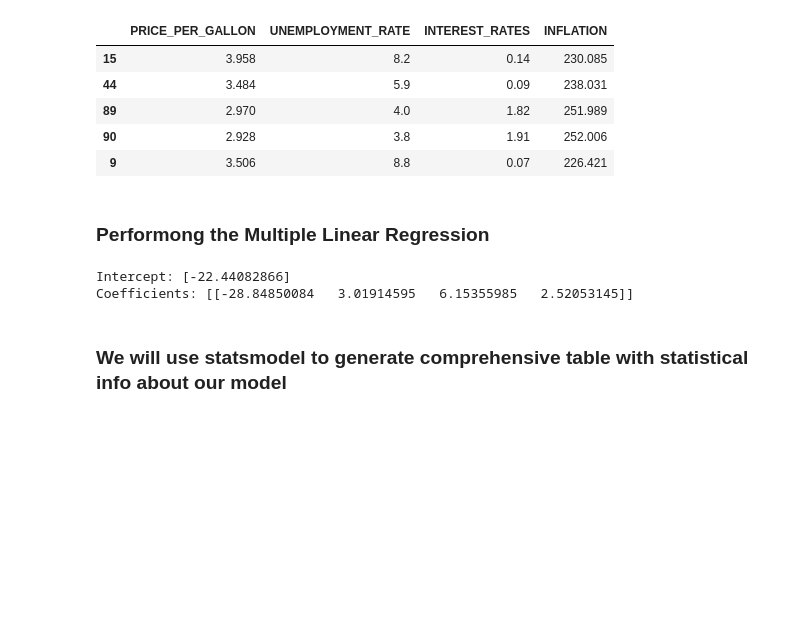
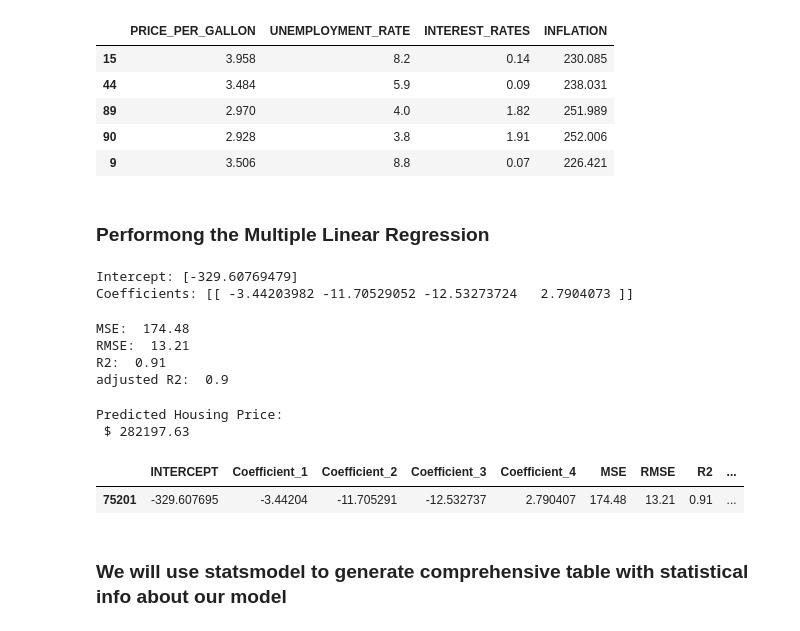
Before and after one commit to pbthompson92/Final_Project_Outliers, a Jupyter notebook: FinalProject_MLModel_2ndSegment.ipynb, the cells around one changed output. Drawn from its saved outputs; the diff is of its cells as text; code cells hidden in the pictures; blank space fills up the shorter version.

Commit message:
updated ML model notebook

```diff
--- a/FinalProject_MLModel_2ndSegment.ipynb
+++ b/FinalProject_MLModel_2ndSegment.ipynb
@@ -133,8 +151,8 @@ df.head()
 # %%
 # Create Feature and Target variable
-X = df.copy()
-X = X[["PRICE_PER_GALLON", "UNEMPLOYMENT_RATE", "INTEREST_RATES", "INFLATION"]]
+X1 = df2.copy()
+X1 = X1[["PRICE_PER_GALLON", "UNEMPLOYMENT_RATE", "INTEREST_RATES", "INFLATION"]]
 
-y = (df[region]/1000).values.reshape(-1,1)
+y1 = (df2[region]/1000).values.reshape(-1,1)
 # %%
 # Structure of X and y
@@ -158,8 +176,8 @@ columns[:5]
 We used the Python Scikitlearn's train_test_split function to split our data into training and testing sets for model performance evaluation. This is done by importing train_test_split from sklearn.model_selection. By default this function alots 25% of the dataset as the testing set.
 # %%
 # Train and test
-X_train, X_test, y_train, y_test = train_test_split(X, y, random_state=42)
-X_train.head()
+X1_train, X1_test, y1_train, y1_test = train_test_split(X1, y1, random_state=42)
+X1_train.head()
 # %% [output]
 |  | PRICE_PER_GALLON | UNEMPLOYMENT_RATE | INTEREST_RATES | INFLATION |
 | 15 | 3.958 | 8.2 | 0.14 | 230.085 |
@@ -174,14 +192,62 @@ X_train.head()
 model = LinearRegression()
 
 #Fit the model
-model.fit(X_train, y_train)
+model.fit(X1_train, y1_train)
 print(f"Intercept: {model.intercept_}")
-print(f"Coefficients: {model.coef_}")
+Coeff = model.coef_
+print(f"Coefficients: {Coeff}")
 
-predictions = model.predict(X_test)
+predictions = model.predict(X1_test)
 # %% [output]
-Intercept: [-22.44082866]
-Coefficients: [[-28.84850084   3.01914595   6.15355985   2.52053145]]
+Intercept: [-329.60769479]
+Coefficients: [[ -3.44203982 -11.70529052 -12.53273724   2.7904073 ]]
+# %%
+# Model Evaluation with RMSE, R2 and adjusted R2
+MSE = round(mean_squared_error(y1_test,predictions), 2)
+print("MSE: ", MSE)
+
+RMSE = round(np.sqrt(mean_squared_error(y1_test,predictions)), 2)
+print("RMSE: ", RMSE)
+
+R2 = round(model.score(X1_test, y1_test), 2)
+print("R2: ", R2)
+
+adj_R2 = round(1 - (1-model.score(X1_test, y1_test))*(len(y1_test)-1)/(len(y1_test)-X1_test.shape[1]-1), 2)
+print("adjusted R2: ", adj_R2)
+# %% [output]
+MSE:  174.48
+RMSE:  13.21
+R2:  0.91
+adjusted R2:  0.9
+# %%
+# To predict data
+# prediction with sklearn
+
+NEW_PRICE_PER_GALLON = 4.10
+NEW_UNEMPLOYMENT_RATE = 9.3
+NEW_INTEREST_RATES = 2.6
+NEW_INFLATION = 275.0
+Predicted_HP = (1000*model.predict([[NEW_PRICE_PER_GALLON, NEW_UNEMPLOYMENT_RATE,
+                                           NEW_INTEREST_RATES, NEW_INFLATION ]]))
+print('Predicted Housing Price: \n $', round(Predicted_HP[0][0], 2))
+# %% [output]
+Predicted Housing Price:
+ $ 282197.63
+# %%
+# Create DataFrame with required values for each region
+# assign data of lists.
+data = {'INTERCEPT': model.intercept_, 'Coefficient_1': Coeff[0][0], 'Coefficient_2': Coeff[0][1],
+        'Coefficient_3': Coeff[0][2], 'Coefficient_4': Coeff[0][3], 'MSE':[MSE], 'RMSE':[RMSE],
+        'R2': [R2], 'ADJ R2': [adj_R2]}
+
+# Creates pandas DataFrame.
+model_output_df = pd.DataFrame(data, index =[region])
+
+# Check output dataframe
+model_output_df
+# %% [output]
+|  | INTERCEPT | Coefficient_1 | Coefficient_2 | Coefficient_3 | Coefficient_4 | MSE | RMSE | R2 | ... |
+| 75201 | -329.607695 | -3.44204 | -11.705291 | -12.532737 | 2.790407 | 174.48 | 13.21 | 0.91 | ... |
 # %% [markdown]
 ### We will use statsmodel to generate comprehensive table with statistical info about our model
 # %%
```
Also changed, not shown: parts of 17 cells of this notebook.
